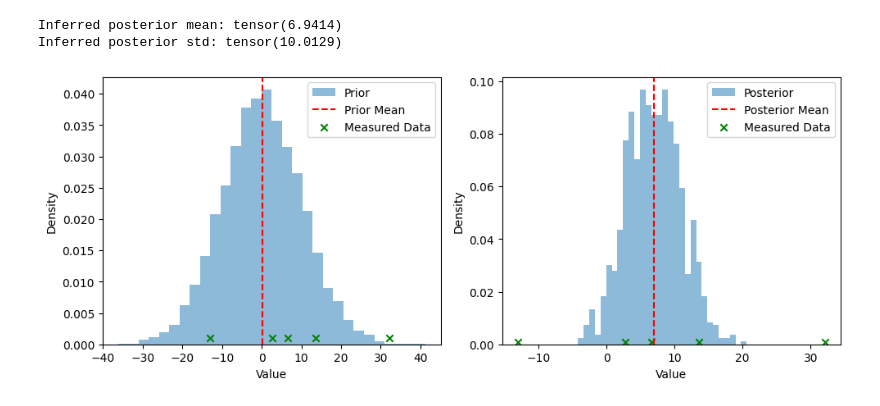
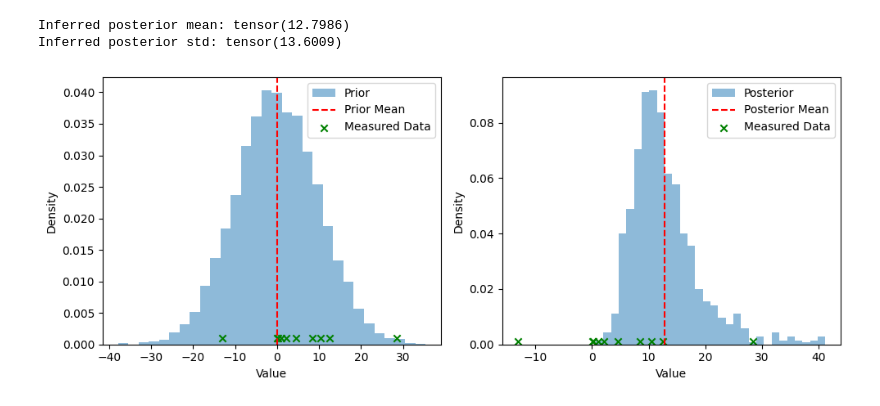
Before and after one commit to Classymotion/Smilegate, a Jupyter notebook: bayesian_with_pyro.ipynb, the cells around one changed output. Saved outputs shown, nothing was run; the diff lists cells and outputs as text; code cells hidden in the pictures.

```diff
--- a/bayesian_with_pyro.ipynb
+++ b/bayesian_with_pyro.ipynb
@@ -11,12 +11,12 @@ import matplotlib.pyplot as plt
 
 # 측정 데이터
 #data = torch.tensor([10, 15, 20])
-data = dist.Normal(0, 10).sample((5,))
+data = dist.Normal(0, 10).sample((10,))
 
 def model(data):
     # 사전 분포 (정규 분포)
-    prior_mean = pyro.sample('prior_mean', dist.Normal(0, 10))
-    prior_std = pyro.sample('prior_std', dist.Normal(10, 0.1))
+    prior_mean = pyro.sample('prior_mean', dist.Normal(50, 10))
+    prior_std = pyro.sample('prior_std', dist.HalfCauchy(1))
 
     # 관측 데이터와 정규 분포를 이용한 우도 계산
     with pyro.plate('data_plate'):
@@ -33,35 +33,35 @@ def inference(data):
 # 사후 분포 추론 실행
 posterior_mean, posterior_std = inference(data)
 
 # 결과 출력
 print("Inferred posterior mean:", posterior_mean.mean())
 print("Inferred posterior std:", posterior_std.mean())
 
 # 사전 분포와 사후 분포 시각화
 plt.figure(figsize=(10, 4))
 
 # 사전 분포
 plt.subplot(1, 2, 1)
 prior_samples = dist.Normal(0, 10).sample((10000,))
 plt.hist(prior_samples.numpy(), bins=30, density=True, alpha=0.5, label='Prior')
 plt.axvline(x=prior_samples.mean(), color='r', linestyle='--', label='Prior Mean')  # 사전 평균
-plt.scatter(data, [0.001] * len(data), color='g', marker='x', label='Measured Data')  # 측정 데이터
+plt.scatter(data, [OFFSET] * len(data), color='g', marker='x', label='Measured Data')  # 측정 데이터
 plt.xlabel('Value')
 plt.ylabel('Density')
 plt.legend()
 
 # 사후 분포
 plt.subplot(1, 2, 2)
 plt.hist(posterior_mean, bins=30, density=True, alpha=0.5, label='Posterior')
 plt.axvline(x=posterior_mean.mean(), color='r', linestyle='--', label='Posterior Mean')  # 사후 평균
-plt.scatter(data, [0.001] * len(data), color='g', marker='x', label='Measured Data')  # 측정 데이터
+plt.scatter(data, [OFFSET] * len(data), color='g', marker='x', label='Measured Data')  # 측정 데이터
 plt.xlabel('Value')
 plt.ylabel('Density')
 plt.legend()
 
 plt.tight_layout()
 plt.show()
 # %% [output]
-Inferred posterior mean: tensor(6.9414)
-Inferred posterior std: tensor(10.0129)
+Inferred posterior mean: tensor(12.7986)
+Inferred posterior std: tensor(13.6009)
-[figure, old version]
+[figure, new version]
```
Also changed, not shown: parts of 5 cells of this notebook.
